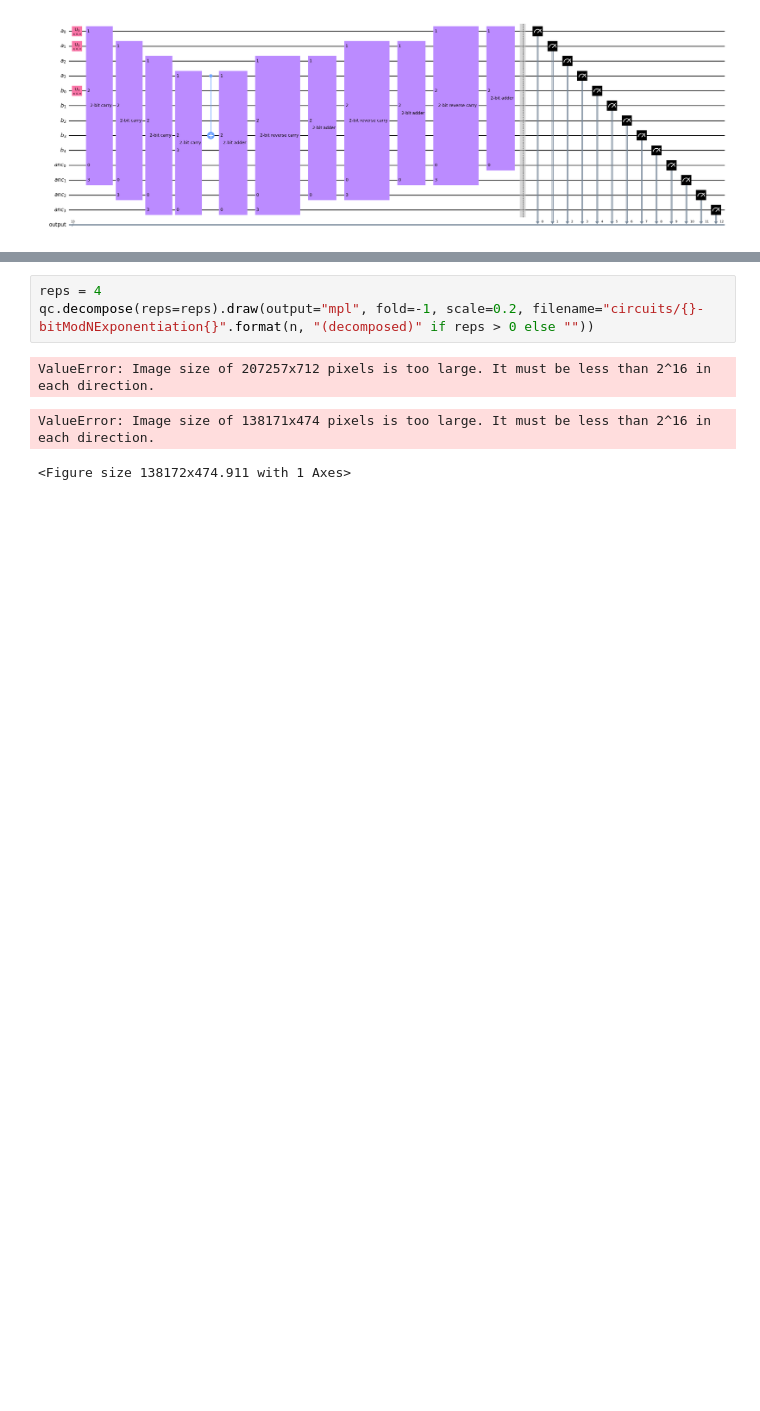
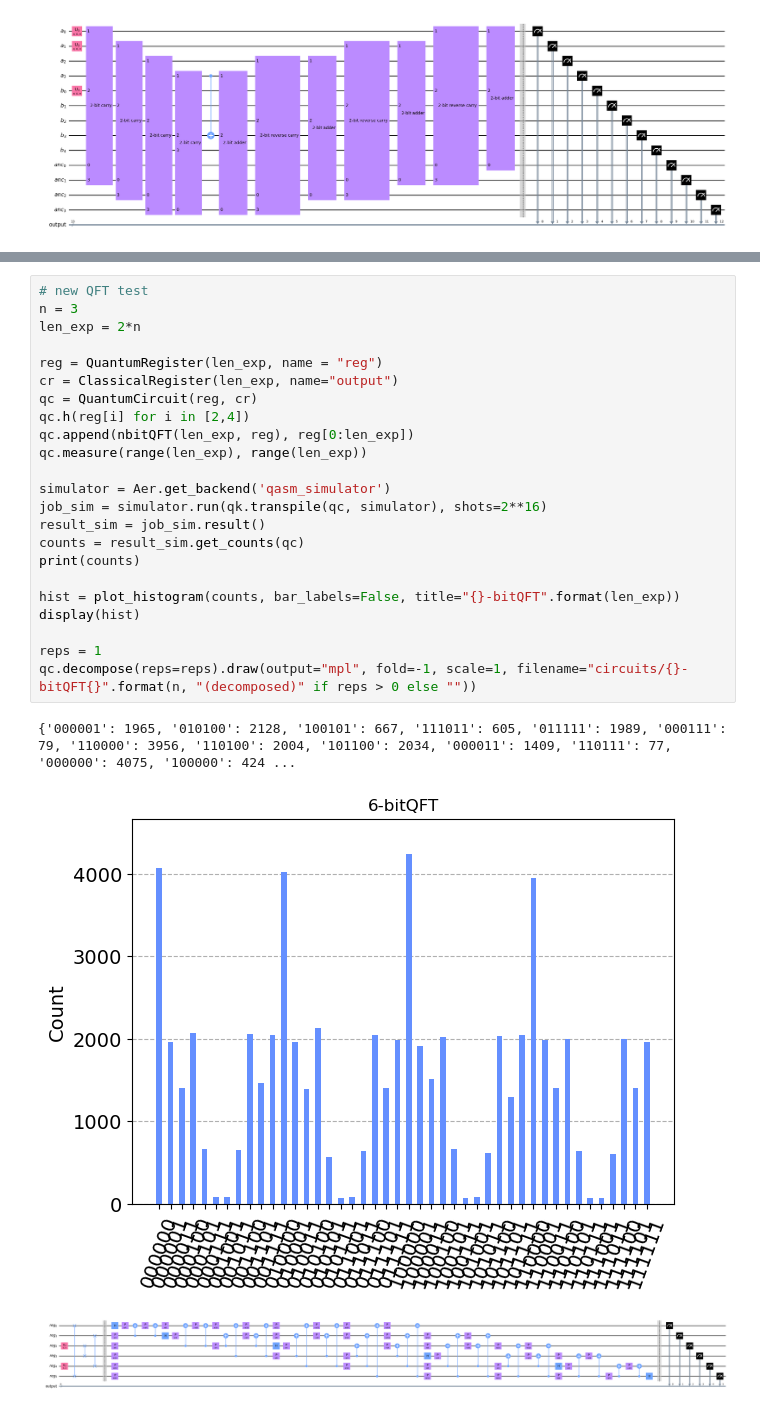
Before and after one commit to JuliuszSyrewicz/quantumFactorization, a Jupyter notebook: QFT.ipynb, the cells around one changed output, grey strips where cells are left out. Cells and saved outputs as stored; diff of their text form; blank space fills up the shorter version.

Commit message:
Working circuit for factorization with a demo

```diff
--- a/QFT.ipynb
+++ b/QFT.ipynb
@@ -286,7 +292,27 @@ b_reg = 1101, bin = 13
-# %%
-reps = 4
-qc.decompose(reps=reps).draw(output="mpl", fold=-1, scale=0.2, filename="circuits/{}-bitModNExponentiation{}".format(n, "(decomposed)" if reps > 0 else ""))
-# %% [output]
-ValueError: Image size of 207257x712 pixels is too large. It must be less than 2^16 in each direction.
-ValueError: Image size of 138171x474 pixels is too large. It must be less than 2^16 in each direction.
-<Figure size 138172x474.911 with 1 Axes>
+# %%
+# new QFT test
+n = 3
+len_exp = 2*n
+
+reg = QuantumRegister(len_exp, name = "reg")
+cr = ClassicalRegister(len_exp, name="output")
+qc = QuantumCircuit(reg, cr)
+qc.h(reg[i] for i in [2,4])
+qc.append(nbitQFT(len_exp, reg), reg[0:len_exp])
+qc.measure(range(len_exp), range(len_exp))
+
+simulator = Aer.get_backend('qasm_simulator')
+job_sim = simulator.run(qk.transpile(qc, simulator), shots=2**16)
+result_sim = job_sim.result()
+counts = result_sim.get_counts(qc)
+print(counts)
+
+hist = plot_histogram(counts, bar_labels=False, title="{}-bitQFT".format(len_exp))
+display(hist)
+
+reps = 1
+qc.decompose(reps=reps).draw(output="mpl", fold=-1, scale=1, filename="circuits/{}-bitQFT{}".format(n, "(decomposed)" if reps > 0 else ""))
+# %% [output]
+{'000001': 1965, '010100': 2128, '100101': 667, '111011': 605, '011111': 1989, '000111': 79, '110000': 3956, '110100': 2004, '101100': 2034, '000011': 1409, '110111': 77, '000000': 4075, '100000': 424 ...
+[figure, added]
+[figure, added]
```
Also changed, not shown: parts of 4 cells of this notebook.
